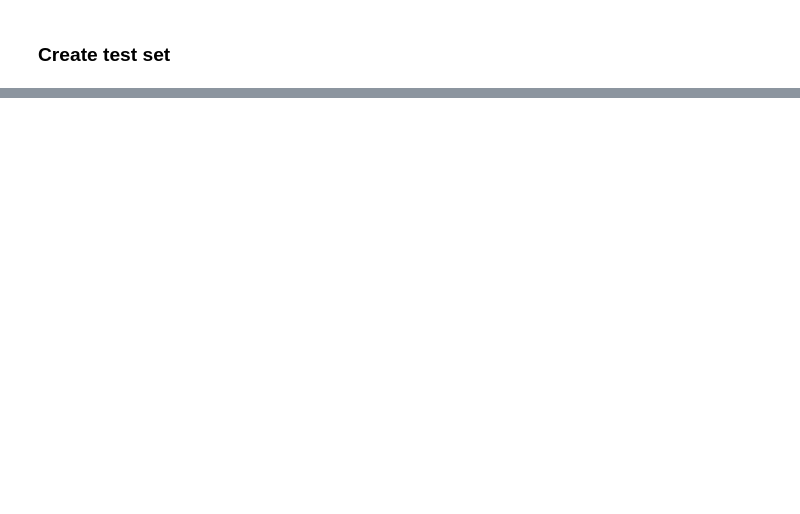
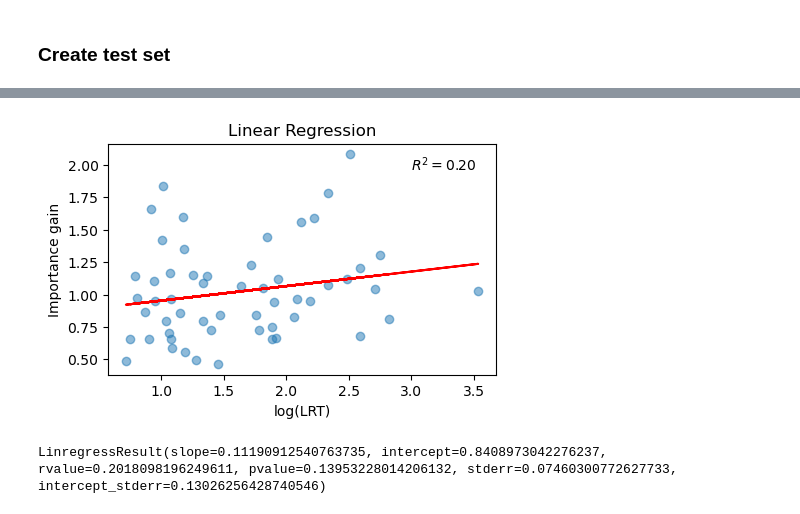
Before and after one commit to danielzmbp/NLP4Pheno, a Jupyter notebook: notebooks/analyze_xgboost_binary_gain.ipynb, the cells around one changed output, grey strips where cells are left out. Saved outputs shown, nothing was run; the diff lists cells and outputs as text; code cells hidden in the pictures; blank space fills up the shorter version.

Commit message:
graph analyses

```diff
--- a/notebooks/analyze_xgboost_binary_gain.ipynb
+++ b/notebooks/analyze_xgboost_binary_gain.ipynb
@@ -439,0 +400,9 @@ for root, dirs, files in tqdm(os.walk(directory)):
+# %%
+evolution["gene"] = evolution.name.str.split("_",expand=True,n=2)[0]
+evolution["rel"] = evolution.name.str.split("_",expand=True,n=2)[1]
+evolution["ner"] = evolution.name.str.split("_",expand=True,n=2)[2]
+# %%
+merged_df["rel"] = merged_df.rel.str.replace(':','-').str.replace('_',"-")
+merged_df["ner"] = merged_df.ner.str.replace(' ','_').str.replace("'",'').str.replace('(','_').str.replace(')','_')
+# %%
+all_merged = merged_df.merge(evolution, on=["rel","ner"])
@@ -439,0 +425,36 @@ for root, dirs, files in tqdm(os.walk(directory)):
+# %%
+all_merged["-log10(p_value)"] = -1 * all_merged["p_value"].apply(np.log10)
+all_merged["logLRT"] = all_merged["lrt"].apply(np.log10)
+all_merged["log_imp"] = all_merged["first_value"].apply(np.log10)
+# %%
+from scipy.stats import linregress
+# Define the x and y values, filtering out np.nan values
+x = all_merged[all_merged.p_value < 0.05]['logLRT'].dropna()
+y = all_merged[all_merged.p_value < 0.05]['log_imp'].dropna()
+
+# Perform linear regression
+slope, intercept, r_value, p_value, std_err = linregress(x, y)
+
+# Calculate the linear regression line
+line = slope * x + intercept
+
+# Plot the data points and linear regression line
+plt.scatter(x, y, alpha=0.5)
+plt.plot(x, line, color='red')
+
+# Add the R^2 value as text on the side
+plt.text(0.95, 0.95, f'$R^2 = ${r_value:.2f}', ha='right', va='top', transform=plt.gca().transAxes)
+
+# Set the labels and title
+plt.xlabel('log(LRT)')
+plt.ylabel('Importance gain')
+plt.title('Linear Regression')
+
+# Show the plot
+plt.show()
+# %% [output]
+[figure, added]
+# %%
+linregress(x, y)
+# %% [output]
+LinregressResult(slope=0.11190912540763735, intercept=0.8408973042276237, rvalue=0.2018098196249611, pvalue=0.13953228014206132, stderr=0.07460300772627733, intercept_stderr=0.13026256428740546)
```
Also changed, not shown: parts of 30 cells of this notebook, 3 other files.
